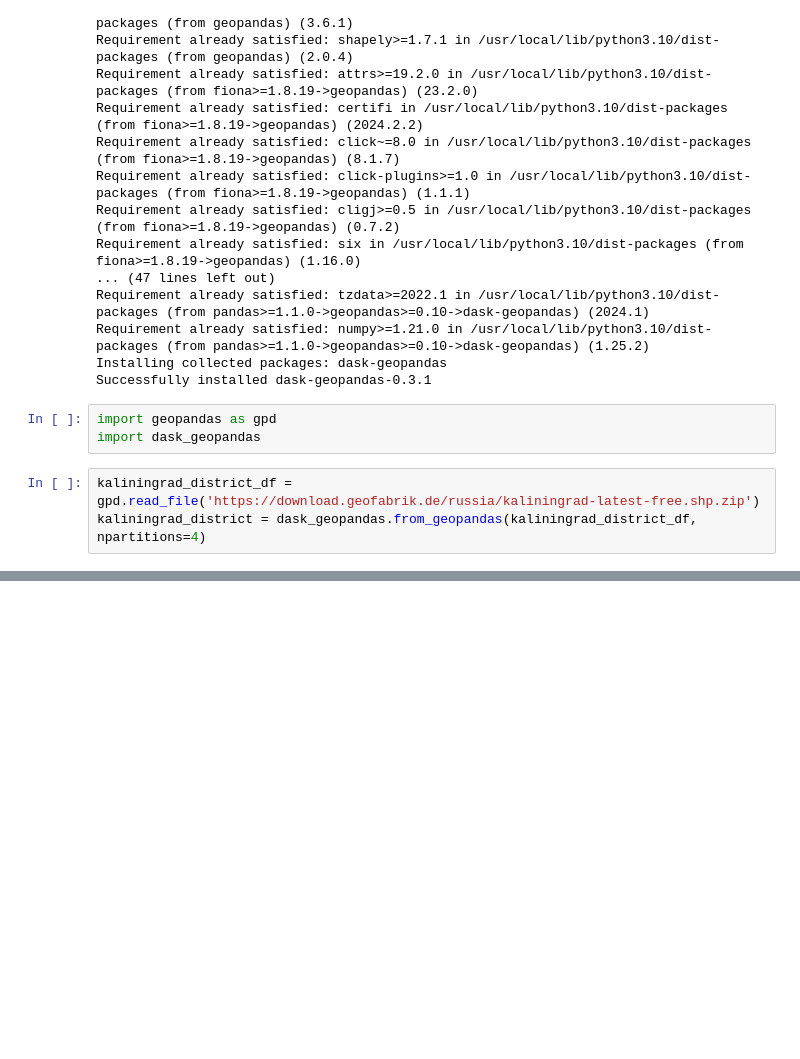
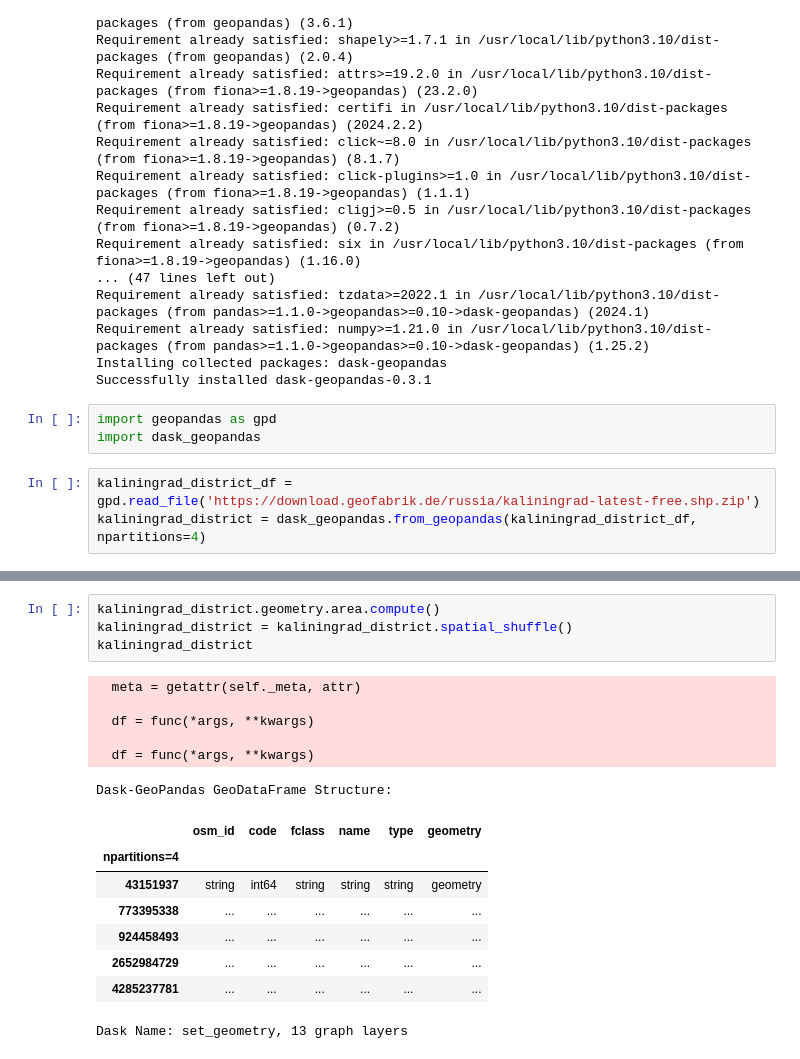
Before and after one commit to yuliiabosher/Map, a Jupyter notebook: Map.ipynb, the cells around one changed output, grey strips where cells are left out. Saved outputs shown, nothing was run; the diff lists cells and outputs as text; blank space fills up the shorter version.

Commit message:
computed area for each partition

```diff
--- a/Map.ipynb
+++ b/Map.ipynb
@@ -123,0 +102,19 @@ array(['cathedral', 'civic', 'hotel', 'retail', None, 'train_station',
+# %%
+kaliningrad_district.geometry.area.compute()
+kaliningrad_district = kaliningrad_district.spatial_shuffle()
+kaliningrad_district
+# %% [output]
+  meta = getattr(self._meta, attr)
+
+  df = func(*args, **kwargs)
+
+  df = func(*args, **kwargs)
+Dask-GeoPandas GeoDataFrame Structure:
+|  | osm_id | code | fclass | name | type | geometry |
+| npartitions=4 |  |  |  |  |  |  |
+| 43151937 | string | int64 | string | string | string | geometry |
+| 773395338 | ... | ... | ... | ... | ... | ... |
+| 924458493 | ... | ... | ... | ... | ... | ... |
+| 2652984729 | ... | ... | ... | ... | ... | ... |
+| 4285237781 | ... | ... | ... | ... | ... | ... |
+Dask Name: set_geometry, 13 graph layers
```
Also changed, not shown: parts of 2 cells of this notebook.
